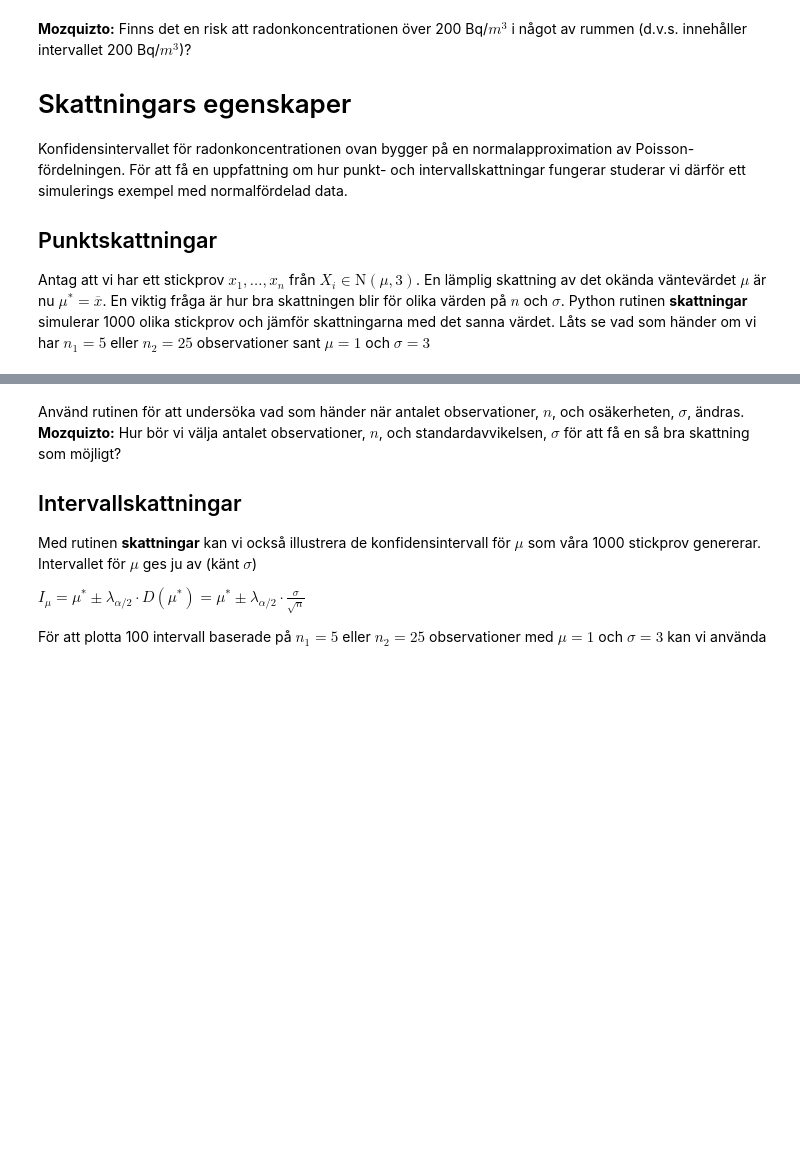
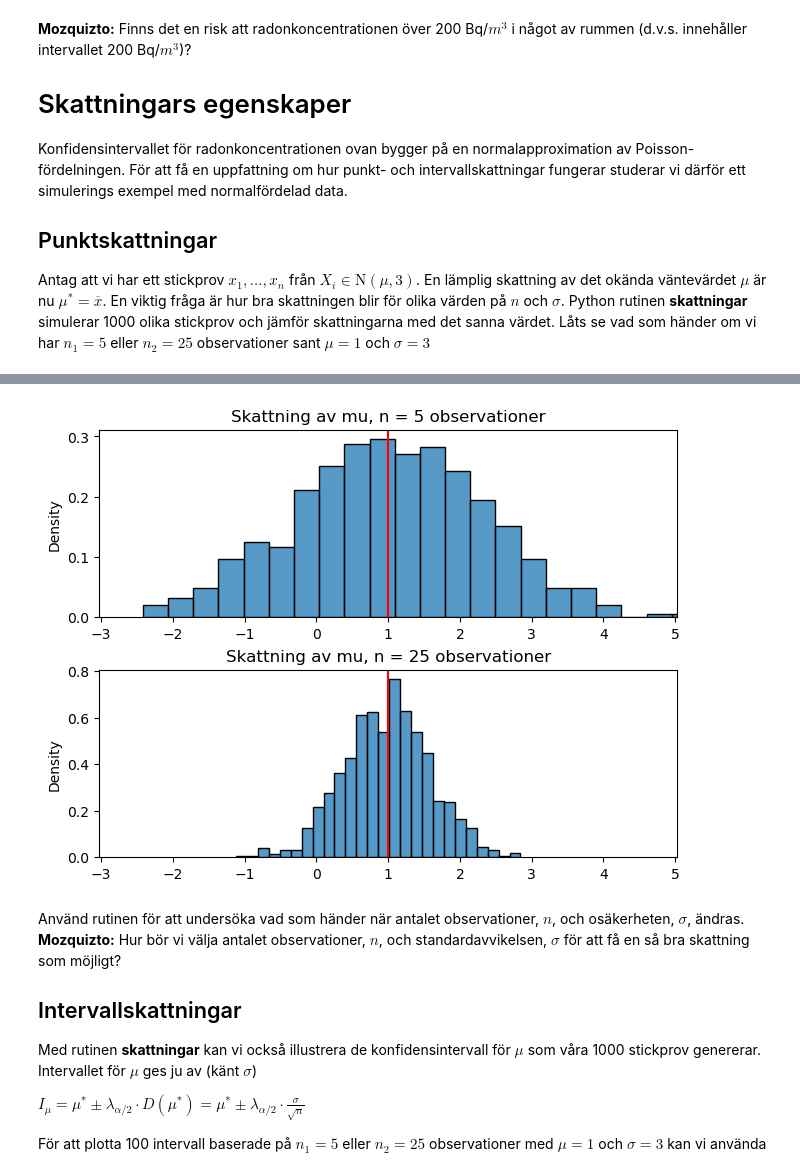
Before and after one commit to Nr755/FMSF20, a Jupyter notebook: lab3/fmsf20_lab3_HT24.ipynb, the cells around one changed output, grey strips where cells are left out. Drawn from its saved outputs; the diff is of its cells as text; code cells hidden in the pictures; blank space fills up the shorter version.

```diff
--- a/lab3/fmsf20_lab3_HT24.ipynb
+++ b/lab3/fmsf20_lab3_HT24.ipynb
@@ -141,5 +180,7 @@ help(skattningar)
 # %%
-fig = skattningar(?, ?, ?, 'muskatt')
+fig = skattningar(1, 3, (5, 25), 'muskatt')
+# %% [output]
+[figure, added]
 # %% [markdown]
 Använd rutinen för att undersöka vad som händer när antalet observationer, $n$, och osäkerheten, $\sigma$, ändras.
 **Mozquizto:** Hur bör vi välja antalet observationer, $n$, och standardavvikelsen, $\sigma$ för att få en så bra skattning som möjligt?
```
Also changed, not shown: parts of 25 cells of this notebook.
